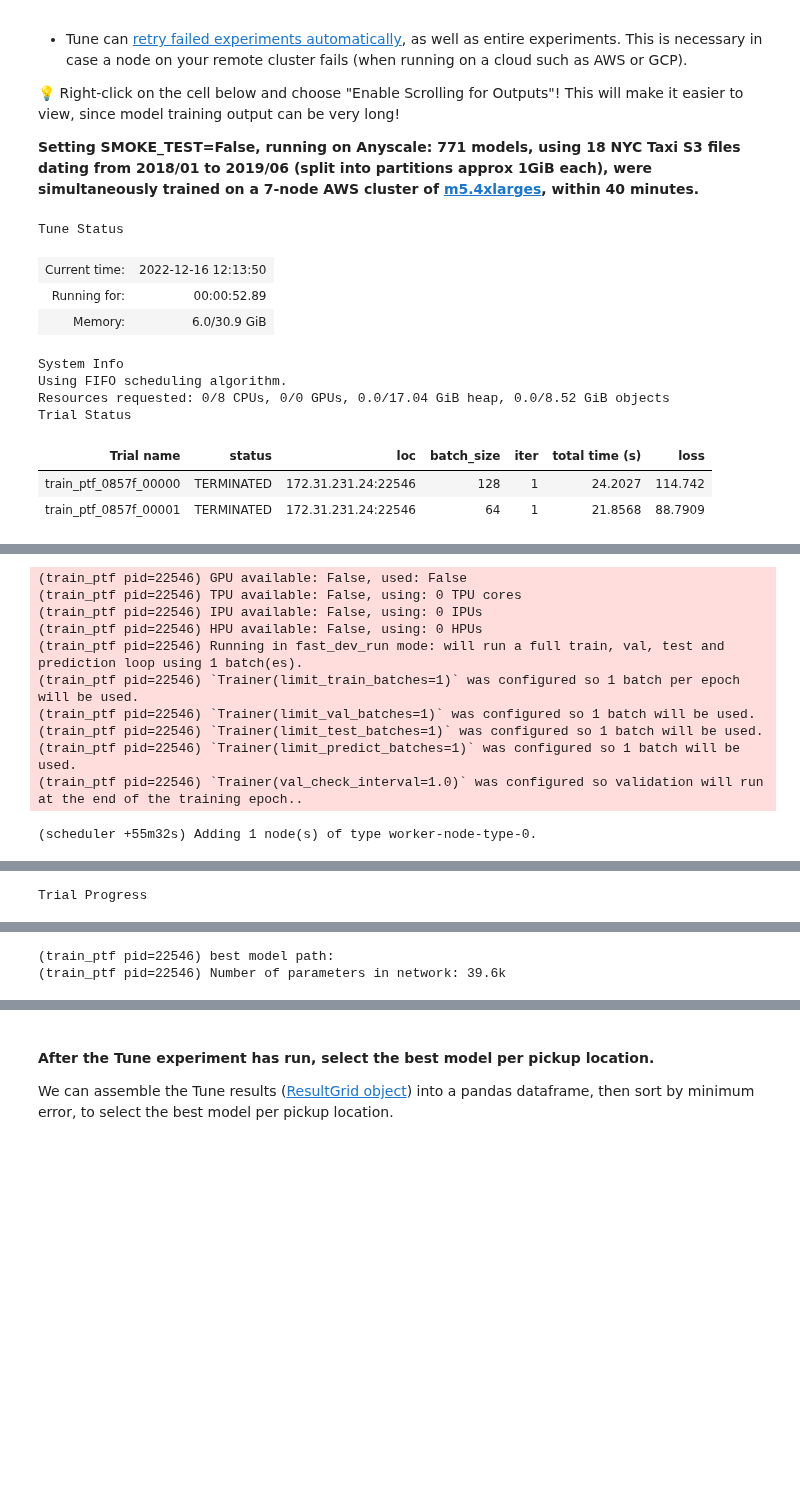
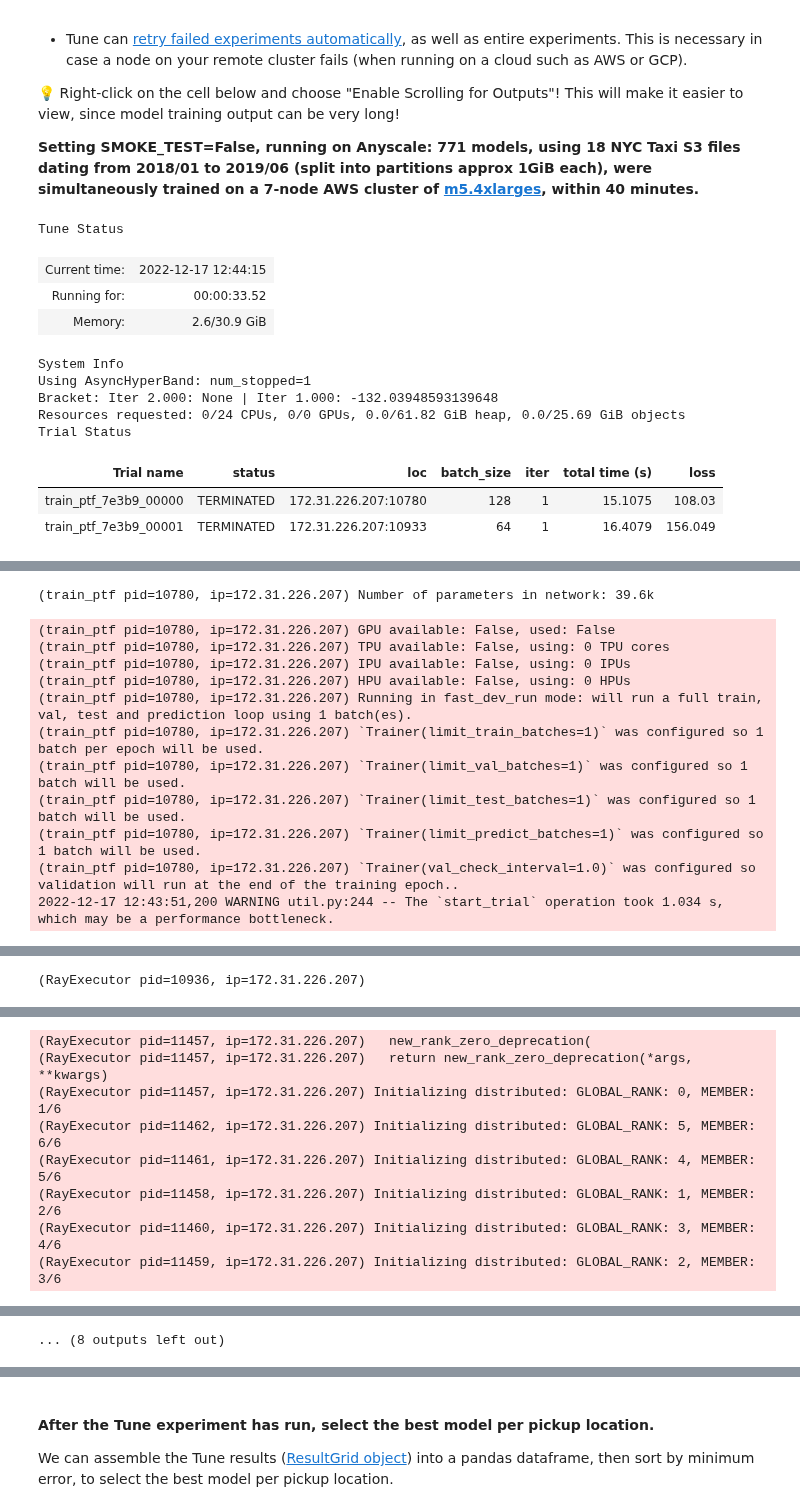
Before and after one commit to christy/AnyscaleDemos, a Jupyter notebook: forecasting_demos/pytorch_forecasting_tune.ipynb, the cells around one changed output, grey strips where cells are left out. Cells and saved outputs as stored; diff of their text form; code cells hidden in the pictures; blank space fills up the shorter version.

```diff
--- a/forecasting_demos/pytorch_forecasting_tune.ipynb
+++ b/forecasting_demos/pytorch_forecasting_tune.ipynb
@@ -633,7 +615,6 @@ Tune will report on experiment status, and after the experiment finishes, you ca
 
 **Setting SMOKE_TEST=False, running on Anyscale: 771 models, using 18 NYC Taxi S3 files dating from 2018/01 to 2019/06 (split into partitions approx 1GiB each), were simultaneously trained on a 7-node AWS cluster of [m5.4xlarges](https://aws.amazon.com/ec2/instance-types/m5/), within 40 minutes.**
 # %%
-# By default, Tune reserves 1 CPU core per task.
 # 3. Customize scaling
 num_training_workers = min(num_cpu - 2, 32)
 strategy = RayStrategy(num_workers=num_training_workers,
@@ -653,40 +634,63 @@ FORECAST_CONFIG = {
     "batch_size": tune.grid_search([128, 64]),
     "epochs": 2,
     "lr": 0.05,
     "hidden_size": 20,
     "dropout": 0.1,
     # "dropout": tune.choice([0, 0.05, 0.1]),
     "hidden_continuous_size": 4,
     "attention_head_size": num_training_workers,
     "limit_train_batches": 1, #0.25,
+    "validation_loader": validation_loader,
+    "train_dataset": train_dataset,
+    "train_loader": train_loader,
+    "validation_loader": validation_loader,
     "fast_mode": True,
-    "tuning_run": False,
 }
 
+# Select scheduler https://blog.ml.cmu.edu/2018/12/12/massively-parallel-hyperparameter-optimization/
+scheduler = ASHAScheduler(
+    max_t=FORECAST_CONFIG['epochs'],
+    grace_period=1,
+    reduction_factor=2)
+
+# Pass parameters to Callable train function
+train_fn_with_parameters = \
+    tune.with_parameters(train_ptf,
+                         strategy=strategy,
+                         train_dataset=train_dataset,
+                         train_loader=train_loader,
+                         validation_loader=validation_loader)
+
+# 4. Run the experiment with Ray Tune.
 start = time.time()
 
-# 4. Run the experiment with Ray Tune.
+# Use original Ray Tune APIs
+# https://github.com/ray-project/ray_lightning#hyperparameter-tuning-with-ray-tune
 results = tune.run(
-        train_ptf,
+        train_fn_with_parameters,
         metric="loss",
         mode="min",
         config=FORECAST_CONFIG,
+        scheduler=scheduler,
         resources_per_trial=get_tune_resources(num_workers=num_training_workers),
         name="ptf_nyc")
 
 total_time_taken = time.time() - start
+num_models = results.dataframe().shape[0]
+print(f"Total number of models: {num_models}")
 print(f"Finished in: {(time.time()-start)/60} minutes")
 
 # Total run time: 46.82 seconds (46.70 seconds for the tuning loop).
 # %% [output]
 Tune Status
-| Current time: | 2022-12-16 12:13:50 |
-| Running for: | 00:00:52.89 |
-| Memory: | 6.0/30.9 GiB |
+| Current time: | 2022-12-17 12:44:15 |
+| Running for: | 00:00:33.52 |
+| Memory: | 2.6/30.9 GiB |
 System Info
-Using FIFO scheduling algorithm.
-Resources requested: 0/8 CPUs, 0/0 GPUs, 0.0/17.04 GiB heap, 0.0/8.52 GiB objects
+Using AsyncHyperBand: num_stopped=1
+Bracket: Iter 2.000: None | Iter 1.000: -132.03948593139648
+Resources requested: 0/24 CPUs, 0/0 GPUs, 0.0/61.82 GiB heap, 0.0/25.69 GiB objects
 Trial Status
 | Trial name | status | loc | batch_size | iter | total time (s) | loss |
-| train_ptf_0857f_00000 | TERMINATED | 172.31.231.24:22546 | 128 | 1 | 24.2027 | 114.742 |
-| train_ptf_0857f_00001 | TERMINATED | 172.31.231.24:22546 | 64 | 1 | 21.8568 | 88.7909 |
+| train_ptf_7e3b9_00000 | TERMINATED | 172.31.226.207:10780 | 128 | 1 | 15.1075 | 108.03 |
+| train_ptf_7e3b9_00001 | TERMINATED | 172.31.226.207:10933 | 64 | 1 | 16.4079 | 156.049 |
@@ -694,11 +698,12 @@ Trial Status
-(train_ptf pid=22546) GPU available: False, used: False
-(train_ptf pid=22546) TPU available: False, using: 0 TPU cores
-(train_ptf pid=22546) IPU available: False, using: 0 IPUs
-(train_ptf pid=22546) HPU available: False, using: 0 HPUs
-(train_ptf pid=22546) Running in fast_dev_run mode: will run a full train, val, test and prediction loop using 1 batch(es).
-(train_ptf pid=22546) `Trainer(limit_train_batches=1)` was configured so 1 batch per epoch will be used.
-(train_ptf pid=22546) `Trainer(limit_val_batches=1)` was configured so 1 batch will be used.
-(train_ptf pid=22546) `Trainer(limit_test_batches=1)` was configured so 1 batch will be used.
-(train_ptf pid=22546) `Trainer(limit_predict_batches=1)` was configured so 1 batch will be used.
-(train_ptf pid=22546) `Trainer(val_check_interval=1.0)` was configured so validation will run at the end of the training epoch..
+(train_ptf pid=10780, ip=172.31.226.207) Number of parameters in network: 39.6k
-(scheduler +55m32s) Adding 1 node(s) of type worker-node-type-0.
+(train_ptf pid=10780, ip=172.31.226.207) GPU available: False, used: False
+(train_ptf pid=10780, ip=172.31.226.207) TPU available: False, using: 0 TPU cores
+(train_ptf pid=10780, ip=172.31.226.207) IPU available: False, using: 0 IPUs
+(train_ptf pid=10780, ip=172.31.226.207) HPU available: False, using: 0 HPUs
+(train_ptf pid=10780, ip=172.31.226.207) Running in fast_dev_run mode: will run a full train, val, test and prediction loop using 1 batch(es).
+(train_ptf pid=10780, ip=172.31.226.207) `Trainer(limit_train_batches=1)` was configured so 1 batch per epoch will be used.
+(train_ptf pid=10780, ip=172.31.226.207) `Trainer(limit_val_batches=1)` was configured so 1 batch will be used.
+(train_ptf pid=10780, ip=172.31.226.207) `Trainer(limit_test_batches=1)` was configured so 1 batch will be used.
+(train_ptf pid=10780, ip=172.31.226.207) `Trainer(limit_predict_batches=1)` was configured so 1 batch will be used.
+(train_ptf pid=10780, ip=172.31.226.207) `Trainer(val_check_interval=1.0)` was configured so validation will run at the end of the training epoch..
+2022-12-17 12:43:51,200 WARNING util.py:244 -- The `start_trial` operation took 1.034 s, which may be a performance bottleneck.
@@ -724 +728 @@ Trial Status
-Trial Progress
+(RayExecutor pid=10936, ip=172.31.226.207)
@@ -728,2 +729,8 @@ Trial Progress
-(train_ptf pid=22546) best model path:
-(train_ptf pid=22546) Number of parameters in network: 39.6k
+(RayExecutor pid=11457, ip=172.31.226.207)   new_rank_zero_deprecation(
+(RayExecutor pid=11457, ip=172.31.226.207)   return new_rank_zero_deprecation(*args, **kwargs)
+(RayExecutor pid=11457, ip=172.31.226.207) Initializing distributed: GLOBAL_RANK: 0, MEMBER: 1/6
+(RayExecutor pid=11462, ip=172.31.226.207) Initializing distributed: GLOBAL_RANK: 5, MEMBER: 6/6
+(RayExecutor pid=11461, ip=172.31.226.207) Initializing distributed: GLOBAL_RANK: 4, MEMBER: 5/6
+(RayExecutor pid=11458, ip=172.31.226.207) Initializing distributed: GLOBAL_RANK: 1, MEMBER: 2/6
+(RayExecutor pid=11460, ip=172.31.226.207) Initializing distributed: GLOBAL_RANK: 3, MEMBER: 4/6
+(RayExecutor pid=11459, ip=172.31.226.207) Initializing distributed: GLOBAL_RANK: 2, MEMBER: 3/6
@@ -731,3 +738,4 @@ Trial Progress
+... (8 outputs left out)
 # %%
 print(type(results))
 print(results.best_config)
```
Also changed, not shown: parts of 13 cells of this notebook.
